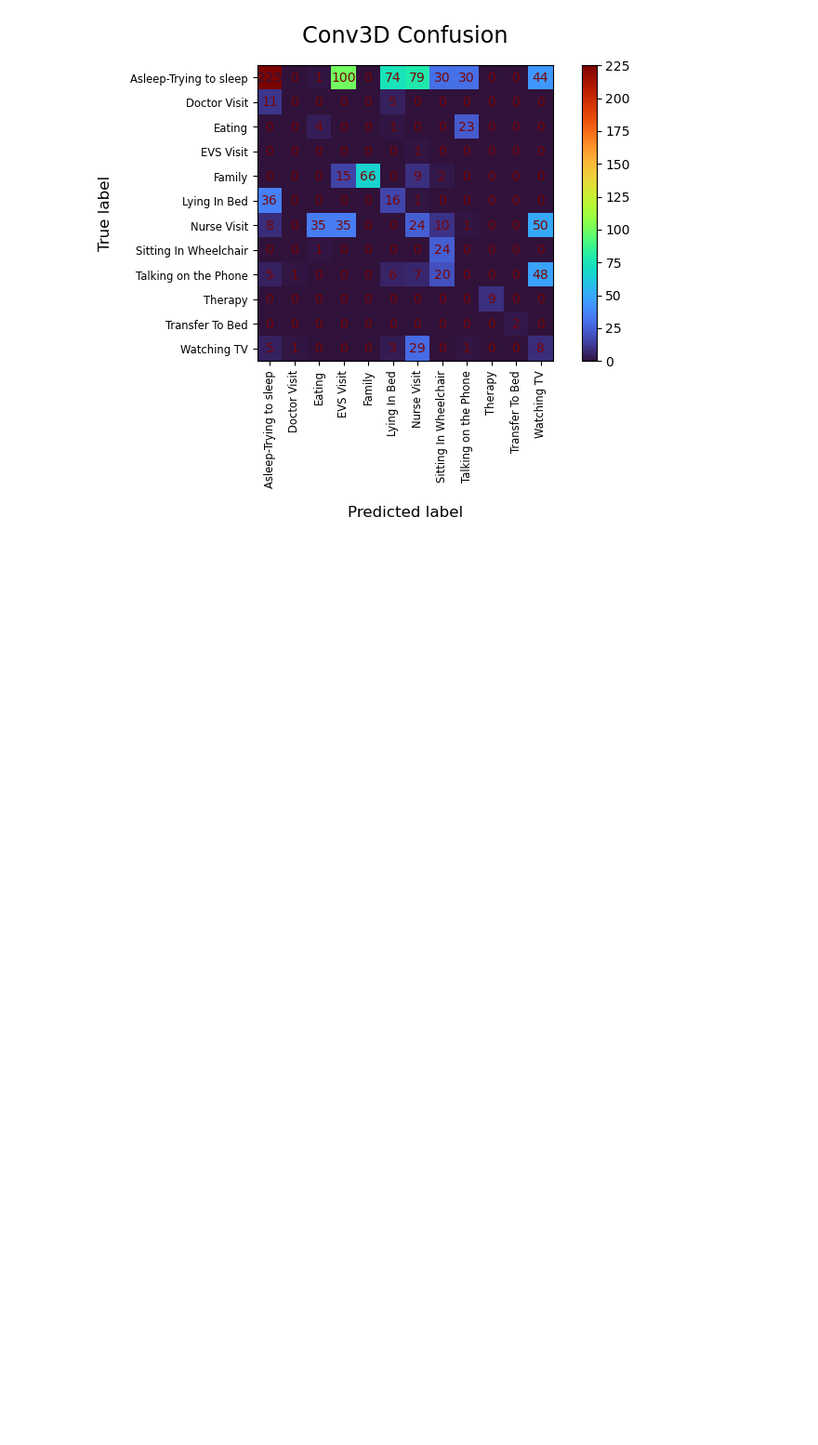
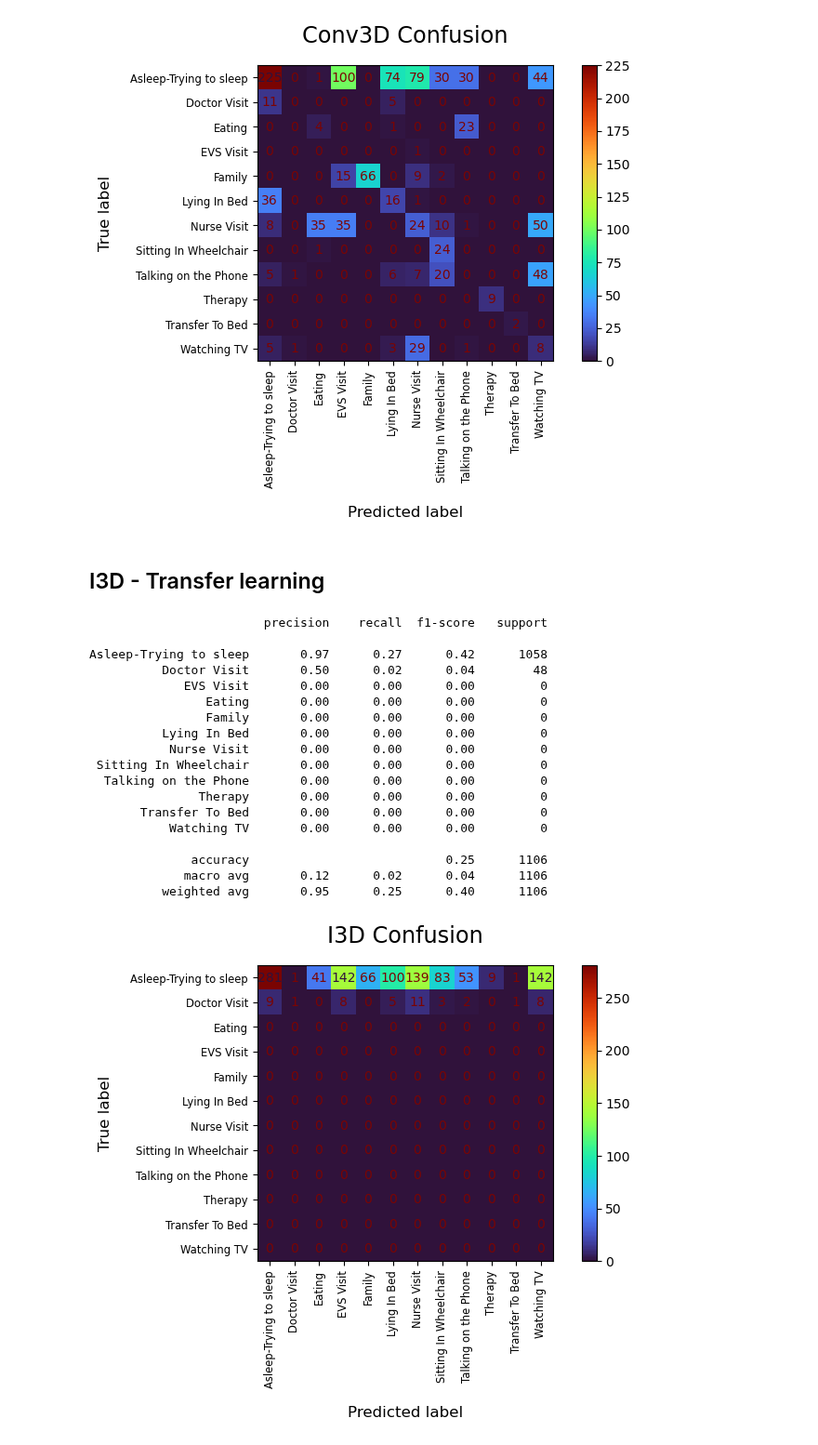
Before and after one commit to AI-For-Wearables-PAM/activity-recog, a Jupyter notebook: utilities/plot-performance.ipynb, the cells around one changed output. Shown at 93% size. Cells and saved outputs as stored; diff of their text form; code cells hidden in the pictures; blank space fills up the shorter version.

```diff
--- a/utilities/plot-performance.ipynb
+++ b/utilities/plot-performance.ipynb
@@ -144,3 +144,34 @@ Asleep-Trying to sleep       0.78      0.39      0.52       583
              macro avg       0.38      0.40      0.36      1106
           weighted avg       0.54      0.34      0.40      1106
 [figure]
+# %% [markdown]
+## I3D - Transfer learning
+# %%
+root = '../performance_data/test_perf'
+data_csv = f'{root}/2024-11-21-05-26-56-i3d-transfer-test-all.csv'
+df = pd.read_csv(data_csv)
+
+cm = plot_confusion(t_class = df['Predicted class'],
+                    p_class = df['True class'],
+                    display_labels = df['True class'].unique(),
+                    title = "I3D Confusion")
+# %% [output]
+                        precision    recall  f1-score   support
+
+Asleep-Trying to sleep       0.97      0.27      0.42      1058
+          Doctor Visit       0.50      0.02      0.04        48
+             EVS Visit       0.00      0.00      0.00         0
+                Eating       0.00      0.00      0.00         0
+                Family       0.00      0.00      0.00         0
+          Lying In Bed       0.00      0.00      0.00         0
+           Nurse Visit       0.00      0.00      0.00         0
+ Sitting In Wheelchair       0.00      0.00      0.00         0
+  Talking on the Phone       0.00      0.00      0.00         0
+               Therapy       0.00      0.00      0.00         0
+       Transfer To Bed       0.00      0.00      0.00         0
+           Watching TV       0.00      0.00      0.00         0
+
+              accuracy                           0.25      1106
+             macro avg       0.12      0.02      0.04      1106
+          weighted avg       0.95      0.25      0.40      1106
+[figure, added]
```
Also changed, not shown: 8 other files.
